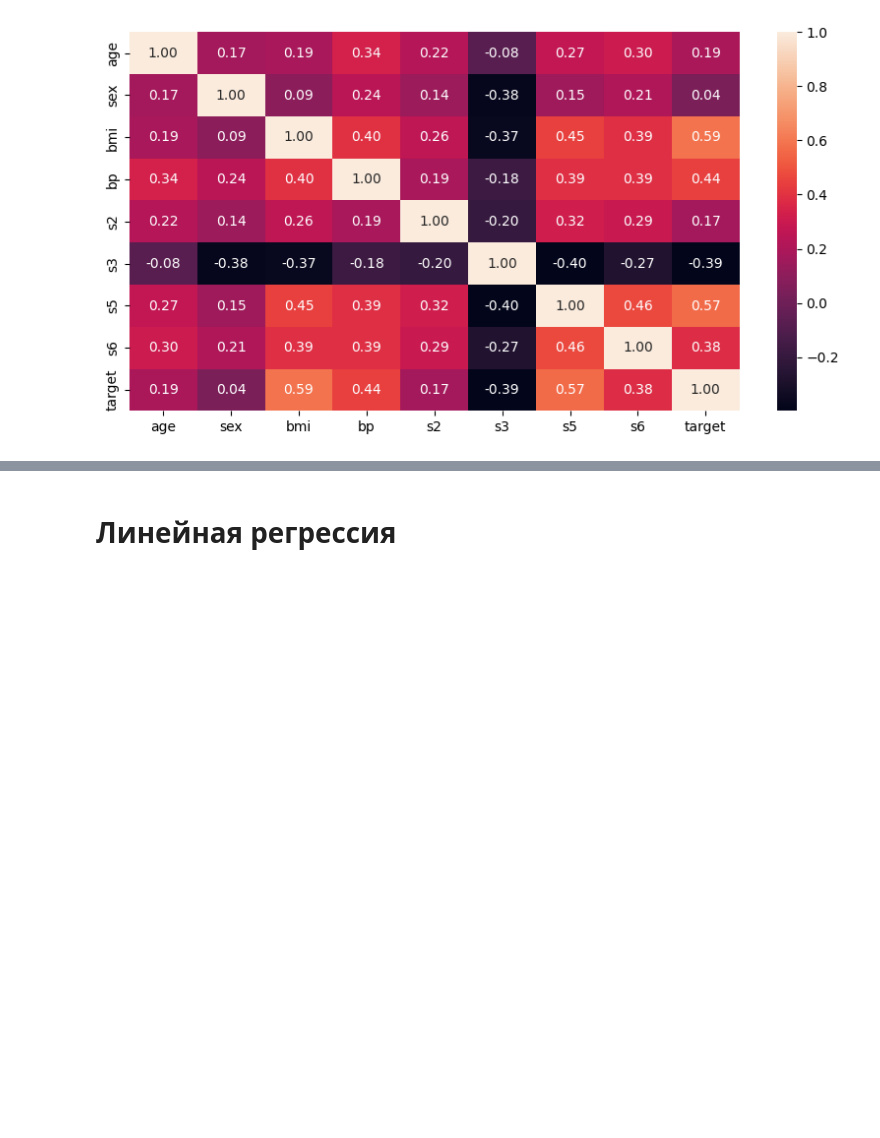
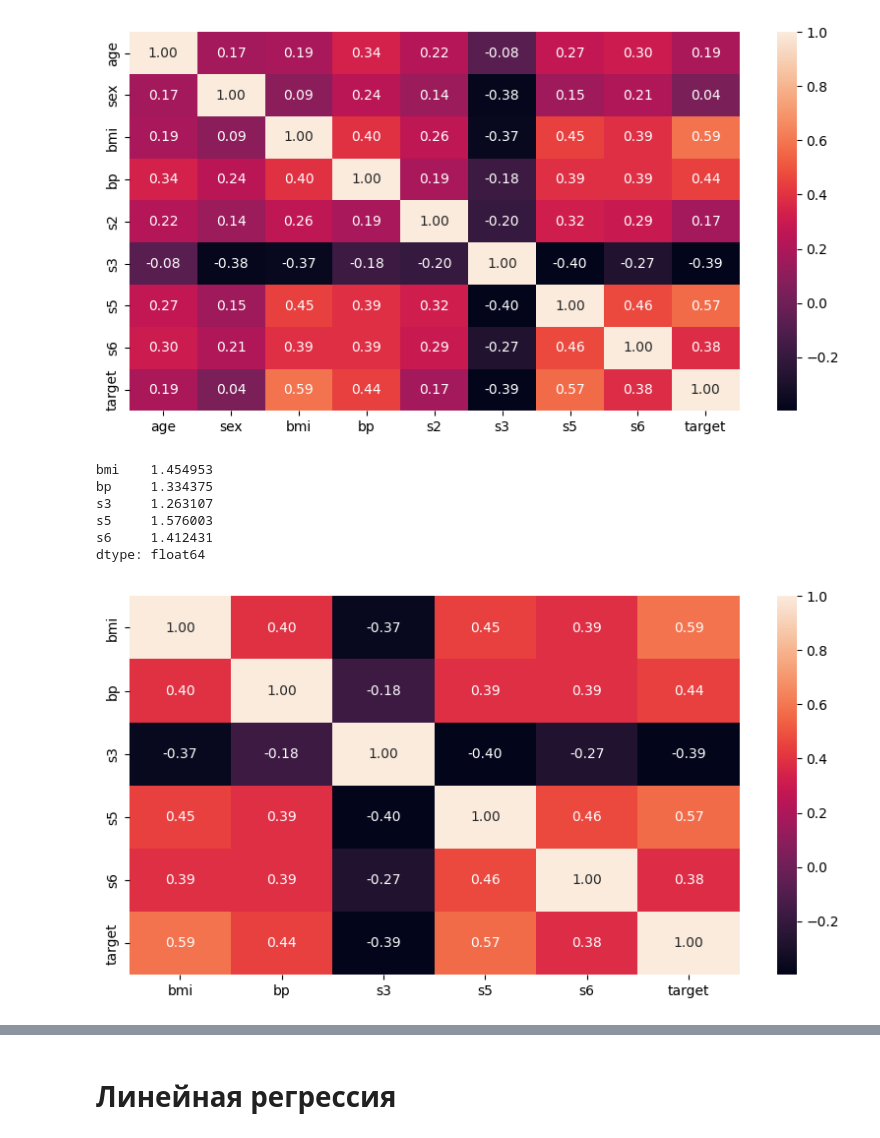
Before and after one commit to Tako-San/ml-course, a Jupyter notebook: t1/main.ipynb, the cells around one changed output, grey strips where cells are left out. Saved outputs shown, nothing was run; the diff lists cells and outputs as text; code cells hidden in the pictures; blank space fills up the shorter version.

```diff
--- a/t1/main.ipynb
+++ b/t1/main.ipynb
@@ -147,12 +147,23 @@ dtype: float64
 [figure]
 # %%
 # Теперь все признаки имеют низкий vif и мы можем с ними работать.
-# Также уберём признак "sex", т.к. он слабо кореллирует с результатом
+# Также уберём признак "s2", "age" и "sex", т.к. они слабо кореллирует с результатом
 
 def drop(pd):
-  return pd.drop(["s1", "s4", "sex"], axis=1)
+  return pd.drop(["s1", "s4", "sex", "age", "s2"], axis=1)
 
 X = drop(X_all)
 X_train = drop(X_train_all)
 X_test = drop(X_test_all)
+
+printVIF(X)
+print_heatmap(X.join(y))
+# %% [output]
+bmi    1.454953
+bp     1.334375
+s3     1.263107
+s5     1.576003
+s6     1.412431
+dtype: float64
+[figure, added]
 # %%
```
Also changed, not shown: parts of 8 cells of this notebook.
